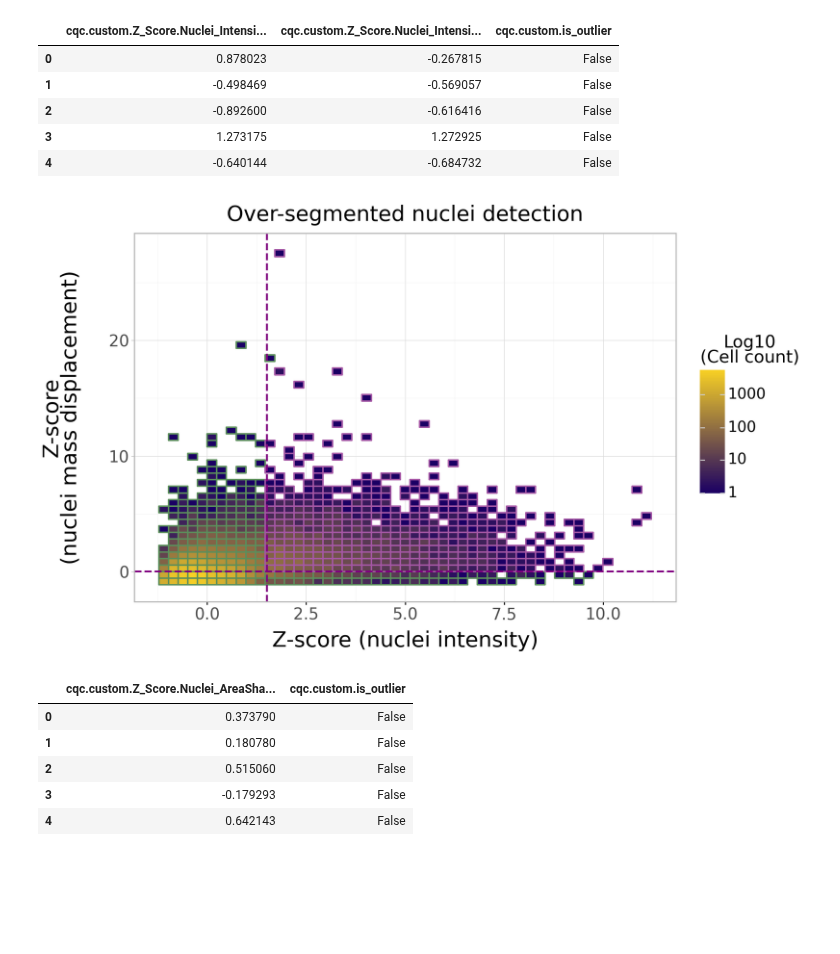
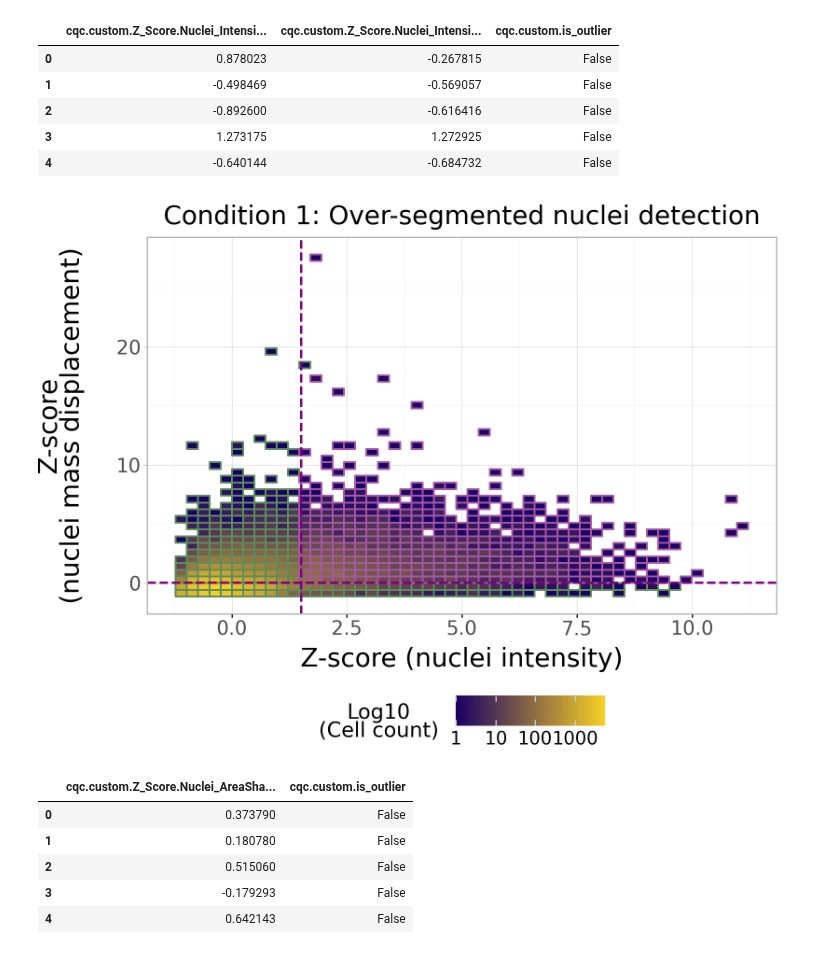
Before and after one commit to jenna-tomkinson/coSMicQC, a Jupyter notebook: docs/manuscripts/cosmicqc_paper_v1/figure_2/panelB_qc_distributions.ipynb, the cells around one changed output. Saved outputs shown, nothing was run; the diff lists cells and outputs as text; code cells hidden in the pictures; blank space fills up the shorter version.

```diff
--- a/docs/manuscripts/cosmicqc_paper_v1/figure_2/panelB_qc_distributions.ipynb
+++ b/docs/manuscripts/cosmicqc_paper_v1/figure_2/panelB_qc_distributions.ipynb
@@ -30,12 +61,8 @@ from cosmicqc import identify_outliers
 # %%
-# Set output directory for figures
-output_dir = Path("./figures")
-output_dir.mkdir(parents=True, exist_ok=True)
-
 # Load the data to generate the plots
 example_df = pd.read_parquet(
     Path(
-        "/media/18tbdrive/1.Github_Repositories/pediatric_cancer_atlas_profiling/3.preprocessing_features/data/converted_profiles/Round_2_data/BR00145816_converted.parquet"
+        f"/media/18tbdrive/1.Github_Repositories/pediatric_cancer_atlas_profiling/3.preprocessing_features/data/converted_profiles/Round_2_data/{plate_id}_converted.parquet"
     )
 )
 
@@ -54,6 +81,9 @@ metadata_columns = [
     "Nuclei_AreaShape_BoundingBoxMaximum_Y",
     "Nuclei_AreaShape_BoundingBoxMinimum_X",
     "Nuclei_AreaShape_BoundingBoxMinimum_Y",
+    "Image_Metadata_Row",
+    "Image_Metadata_Col",
+    "Metadata_Nuclei_Number_Object_Number",
 ]
 
 # Define the QC features
@@ -61,6 +91,7 @@ qc_features = [
     "Nuclei_Intensity_IntegratedIntensity_CorrDNA",
     "Nuclei_AreaShape_Solidity",
     "Nuclei_Intensity_MassDisplacement_CorrDNA",
+    "Cells_Intensity_IntegratedIntensity_CorrDNA",
 ]
 
 # Filter plate_df to only include metadata columns and QC features
@@ -101,12 +132,8 @@ pd.DataFrame(identify_nuclei_clustered_outliers).head()
 # %%
 # Rename for easier access
 rename_map = {
-    (
-        "cqc.custom.Z_Score.Nuclei_Intensity_IntegratedIntensity_CorrDNA"
-    ): "zscore_intensity",
-    (
-        "cqc.custom.Z_Score.Nuclei_Intensity_MassDisplacement_CorrDNA"
-    ): "zscore_displacement",
+    "cqc.custom.Z_Score.Nuclei_Intensity_IntegratedIntensity_CorrDNA": "zscore_intensity",  # noqa: E501
+    "cqc.custom.Z_Score.Nuclei_Intensity_MassDisplacement_CorrDNA": "zscore_displacement",  # noqa: E501
     "cqc.custom.is_outlier": "is_outlier",
 }
 df = identify_nuclei_clustered_outliers.rename(columns=rename_map)
@@ -115,8 +142,6 @@ df = identify_nuclei_clustered_outliers.rename(columns=rename_map)
 df["is_outlier"] = df["is_outlier"].map({True: "Outlier", False: "Not Outlier"})
 
 # Set the figure size
-height = 6
-width = 10  # a little wider for facets
 set_option("figure_size", (width, height))
 
 # Plot scatterplot with thresholds for over-segmented nuclei
@@ -132,37 +157,45 @@ p = (
     + scale_color_manual(values={"Outlier": "#A658A6", "Not Outlier": "#5C8F5C"})
     + labs(
         x="Z-score (nuclei intensity)",
         y="Z-score\n(nuclei mass displacement)",
         fill="Log10(Cell count)",
     )
     + guides(color=False)  # 🔹 drop outlier/not outlier legend
-    + ggtitle("Over-segmented nuclei detection")
+    + ggtitle("Condition 1: Over-segmented nuclei detection")
     + theme_light()
     + theme(
         legend_title=element_text(size=16),
         legend_text=element_text(size=14),
-        legend_position="right",
-        legend_direction="vertical",
+        legend_position="bottom",
+        legend_direction="horizontal",
         axis_title=element_text(size=20),
         axis_text=element_text(size=15),
         plot_title=element_text(size=20),
         axis_title_y=element_text(
             angle=90,
             vjust=0.5,
             ha="center",
         ),
         plot_margin_left=0.03,
     )
 )
 
 # Save the plot
 p.save(
     output_dir / "over_segmented_nuclei_plot.png", dpi=600, width=width, height=height
 )
 
+# Save version without legend
+(p + theme(legend_position="none")).save(
+    output_dir / "over_segmented_nuclei_plot_no_legend.png",
+    dpi=600,
+    width=width,
+    height=height,
+)
+
 p.show()
 # %% [output]
-[figure, old version]
+[figure, new version]
 # %%
 # Find large nuclei outliers for the current plate
 identify_poor_nuclei_shape_outliers = identify_outliers(
```
Also changed, not shown: parts of 17 cells of this notebook, 38 other files.
